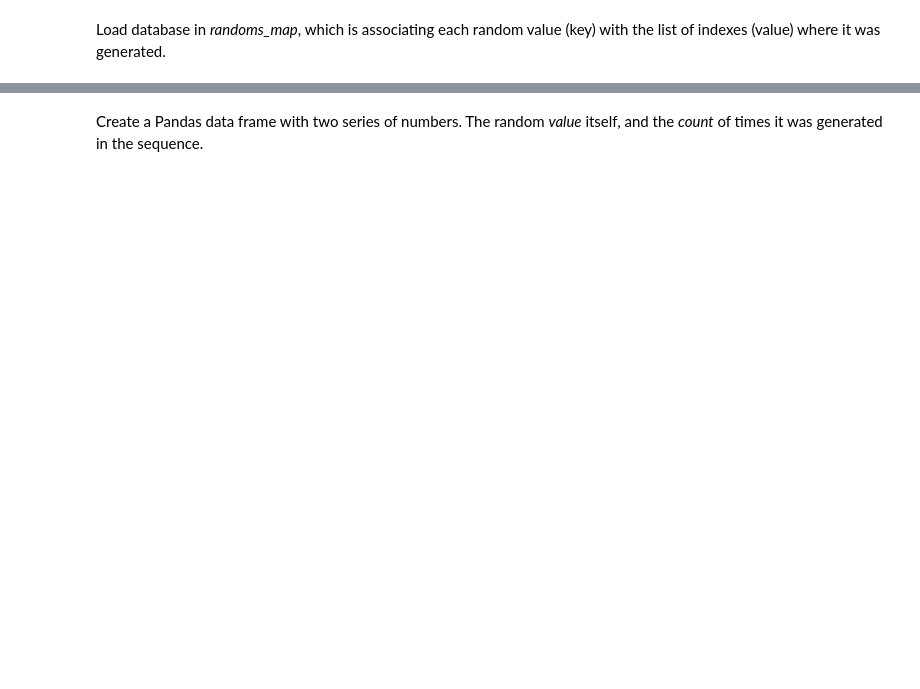
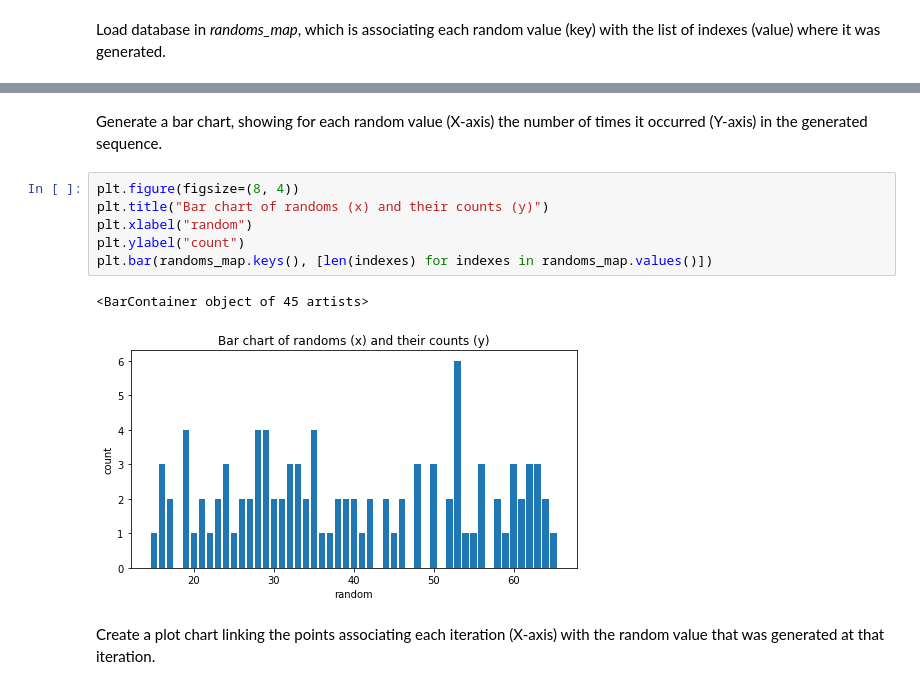
Before and after one commit to Mikinyil/CodeSinaia-2025.src, a Jupyter notebook: IntroToPy/Randoms_4.ipynb, the cells around one changed output, grey strips where cells are left out. Saved outputs shown, nothing was run; the diff lists cells and outputs as text; blank space fills up the shorter version.

Commit message:
finalize Randoms_4.ipynb

```diff
--- a/IntroToPy/Randoms_4.ipynb
+++ b/IntroToPy/Randoms_4.ipynb
@@ -13,3 +14,14 @@ Loaded 74 unique random generated in a sequence of 1000 iterations
+# %% [markdown]
+Generate a bar chart, showing for each random value (X-axis) the number of times it occurred (Y-axis) in the generated sequence.
+# %%
+plt.figure(figsize=(8, 4))
+plt.title("Bar chart of randoms (x) and their counts (y)")
+plt.xlabel("random")
+plt.ylabel("count")
+plt.bar(randoms_map.keys(), [len(indexes) for indexes in randoms_map.values()])
+# %% [output]
+<BarContainer object of 45 artists>
+[figure, added]
 # %% [markdown]
-Create a Pandas data frame with two series of numbers. The random _value_ itself, and the _count_ of times it was generated in the sequence.
+Create a plot chart linking the points associating each iteration (X-axis) with the random value that was generated at that iteration.
 # %%
```
Also changed, not shown: parts of 5 cells of this notebook, 8 other files.
